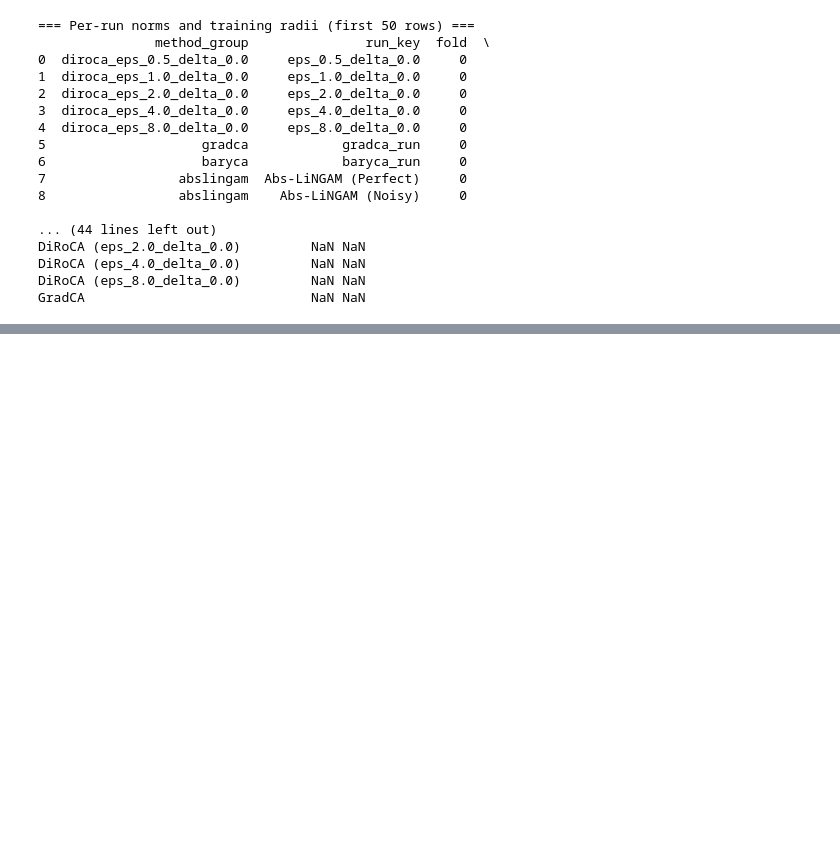
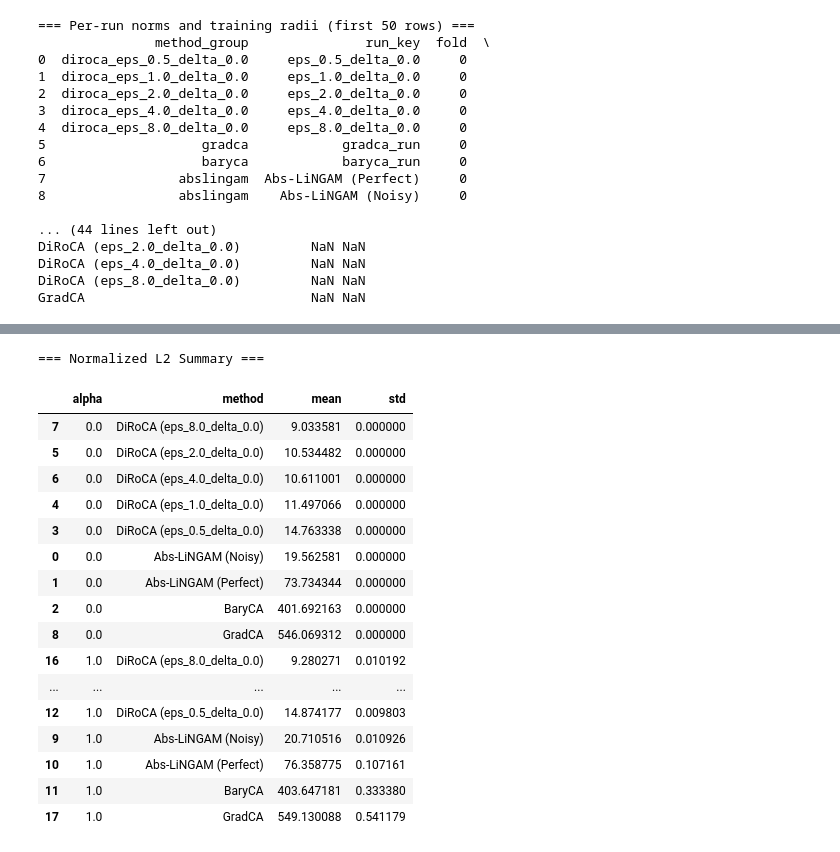
Before and after one commit to yfelekis/GenDiroca, a Jupyter notebook: cmnist_opt_new_fixed.ipynb, the cells around one changed output, grey strips where cells are left out. Saved outputs shown, nothing was run; the diff lists cells and outputs as text; code cells hidden in the pictures; blank space fills up the shorter version.

```diff
--- a/cmnist_opt_new_fixed.ipynb
+++ b/cmnist_opt_new_fixed.ipynb
@@ -5057,0 +7926,30 @@ Abs-LiNGAM (Noisy) 0.0    337.863312  0.000000
+# %%
+df_summary_normL2 = (
+    df_huber_normL2
+    .groupby(["alpha", "method"])["error"]
+    .agg(["mean", "std"])
+    .reset_index()
+    .sort_values(["alpha", "mean"])
+)
+
+print("\n=== Normalized L2 Summary ===")
+df_summary_normL2
+# %% [output]
+=== Normalized L2 Summary ===
+|  | alpha | method | mean | std |
+| 7 | 0.0 | DiRoCA (eps_8.0_delta_0.0) | 9.033581 | 0.000000 |
+| 5 | 0.0 | DiRoCA (eps_2.0_delta_0.0) | 10.534482 | 0.000000 |
+| 6 | 0.0 | DiRoCA (eps_4.0_delta_0.0) | 10.611001 | 0.000000 |
+| 4 | 0.0 | DiRoCA (eps_1.0_delta_0.0) | 11.497066 | 0.000000 |
+| 3 | 0.0 | DiRoCA (eps_0.5_delta_0.0) | 14.763338 | 0.000000 |
+| 0 | 0.0 | Abs-LiNGAM (Noisy) | 19.562581 | 0.000000 |
+| 1 | 0.0 | Abs-LiNGAM (Perfect) | 73.734344 | 0.000000 |
+| 2 | 0.0 | BaryCA | 401.692163 | 0.000000 |
+| 8 | 0.0 | GradCA | 546.069312 | 0.000000 |
+| 16 | 1.0 | DiRoCA (eps_8.0_delta_0.0) | 9.280271 | 0.010192 |
+| ... | ... | ... | ... | ... |
+| 12 | 1.0 | DiRoCA (eps_0.5_delta_0.0) | 14.874177 | 0.009803 |
+| 9 | 1.0 | Abs-LiNGAM (Noisy) | 20.710516 | 0.010926 |
+| 10 | 1.0 | Abs-LiNGAM (Perfect) | 76.358775 | 0.107161 |
+| 11 | 1.0 | BaryCA | 403.647181 | 0.333380 |
+| 17 | 1.0 | GradCA | 549.130088 | 0.541179 |
```
Also changed, not shown: parts of 42 cells of this notebook, 5 other files.
